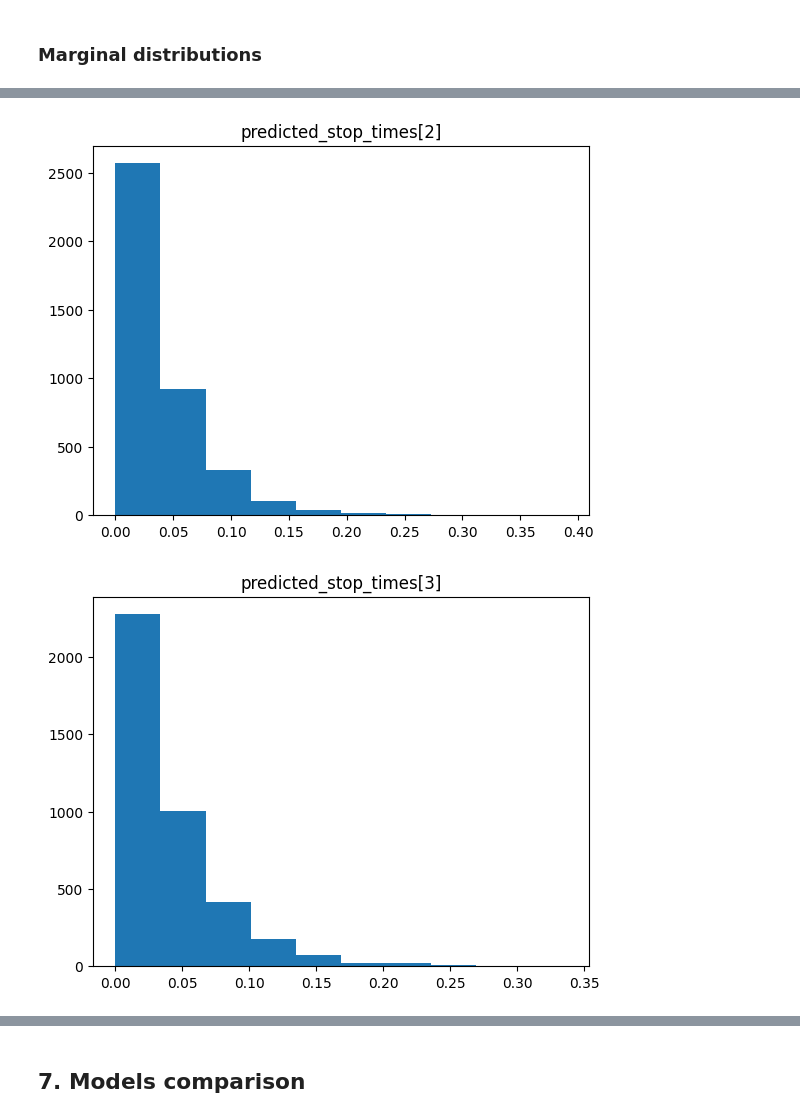
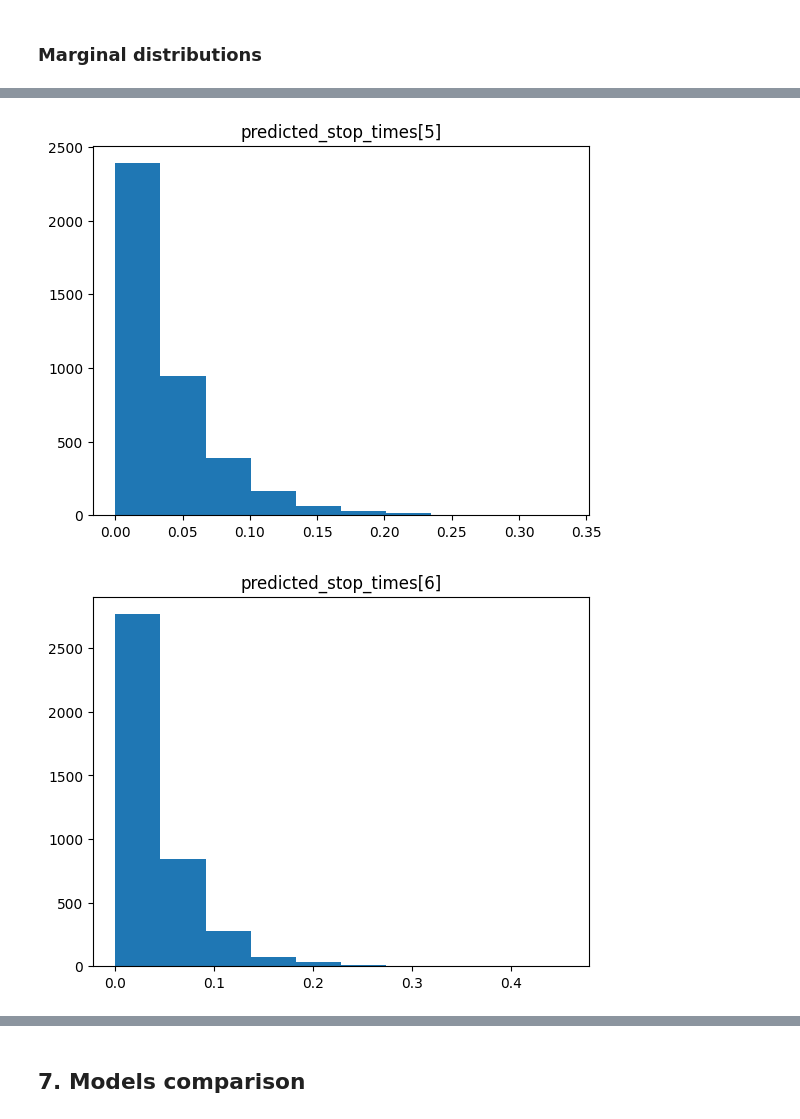
Before and after one commit to Artur-Mzyk/Data-Analytics, a Jupyter notebook: Project/review.ipynb, the cells around one changed output, grey strips where cells are left out. Cells and saved outputs as stored; diff of their text form; code cells hidden in the pictures.

```diff
--- a/Project/review.ipynb
+++ b/Project/review.ipynb
@@ -398,7 +398,7 @@ summary.head(6)
 ### Marginal distributions
 # %%
 for parameter in ['alpha', 'beta', 'predicted_stop_times[1]', 'predicted_stop_times[2]', 'predicted_stop_times[3]',
-               'predicted_stop_times[1]', 'predicted_stop_times[2]', 'predicted_stop_times[3]', 'predicted_stop_times[4]']:
+               'predicted_stop_times[4]', 'predicted_stop_times[5]', 'predicted_stop_times[6]', 'predicted_stop_times[7]']:
    plt.hist(gamma_fit_df[parameter])
    plt.title(parameter)
    plt.show()
@@ -515,7 +517,7 @@ summary.head(6)
 ### Marginal distributions
 # %%
 for parameter in ['alpha', 'beta', 'predicted_stop_times[1]', 'predicted_stop_times[2]', 'predicted_stop_times[3]',
-               'predicted_stop_times[1]', 'predicted_stop_times[2]', 'predicted_stop_times[3]', 'predicted_stop_times[4]']:
+               'predicted_stop_times[4]', 'predicted_stop_times[5]', 'predicted_stop_times[6]', 'predicted_stop_times[7]']:
    plt.hist(exp_fit_df[parameter])
    plt.title(parameter)
    plt.show()
@@ -529,2 +531,2 @@ for parameter in ['alpha', 'beta', 'predicted_stop_times[1]', 'predicted_stop_ti
-[figure, old version]
+[figure, new version]
-[figure, old version]
+[figure, new version]
```
Also changed, not shown: parts of 12 cells of this notebook.
